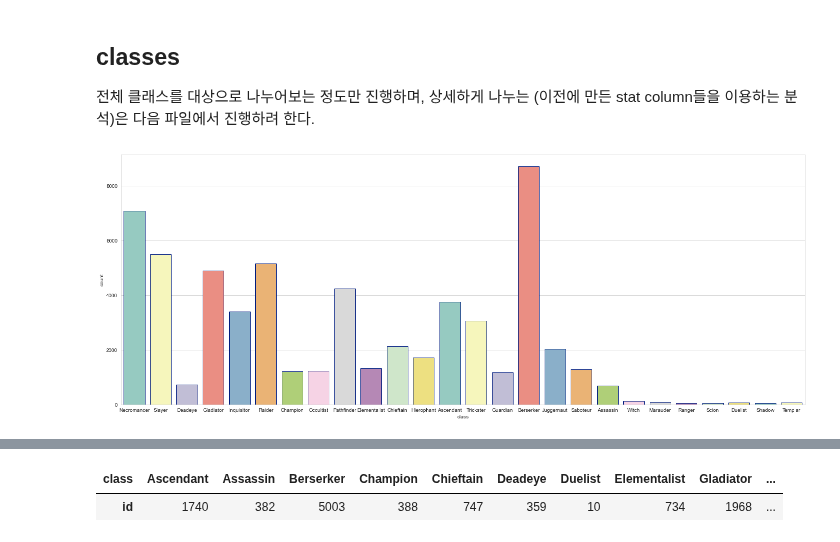
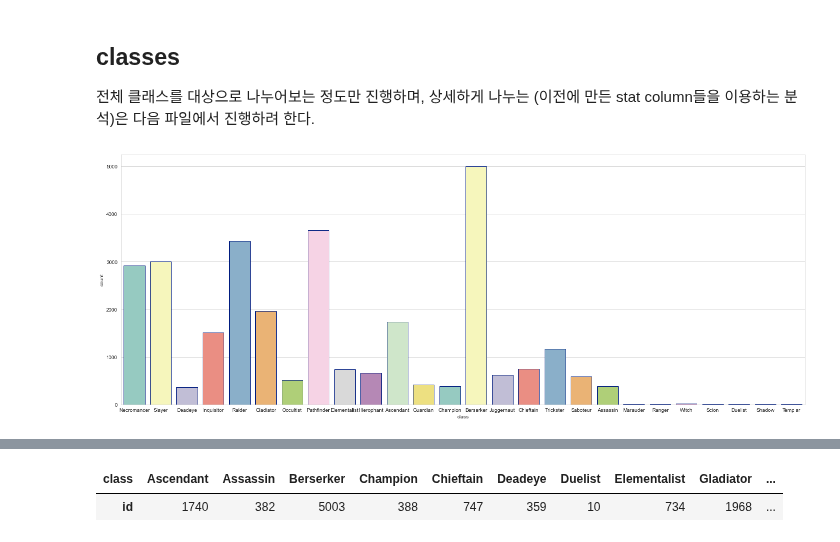
Before and after one commit to Angela-Park-JE/TIL_ver1, a Jupyter notebook: ToyPJT-POE_user/poe_stats_3_EDA_1.ipynb, the cells around one changed output, grey strips where cells are left out. Cells and saved outputs as stored; diff of their text form; code cells hidden in the pictures.

```diff
--- a/ToyPJT-POE_user/poe_stats_3_EDA_1.ipynb
+++ b/ToyPJT-POE_user/poe_stats_3_EDA_1.ipynb
@@ -484,10 +484,12 @@ sns.heatmap(hc.corr(), annot = True, cmap = "YlGnBu", square = True)
 
 전체 클래스를 대상으로 나누어보는 정도만 진행하며, 상세하게 나누는 (이전에 만든 stat column들을 이용하는 분석)은 다음 파일에서 진행하려 한다.
 # %%
+# non_hc classes
+
 plt.rcParams["figure.figsize"] = (24, 9)
 sns.set_style('whitegrid')
-sns.countplot(data = df, x = 'class',
+sns.countplot(data = non_hc, x = 'class',
               palette="Set3", edgecolor=sns.color_palette("dark", 1)) #palette = Accent
 plt.show()
 # %% [output]
-[figure, old version]
+[figure, new version]
```
Also changed, not shown: parts of 21 cells of this notebook.
